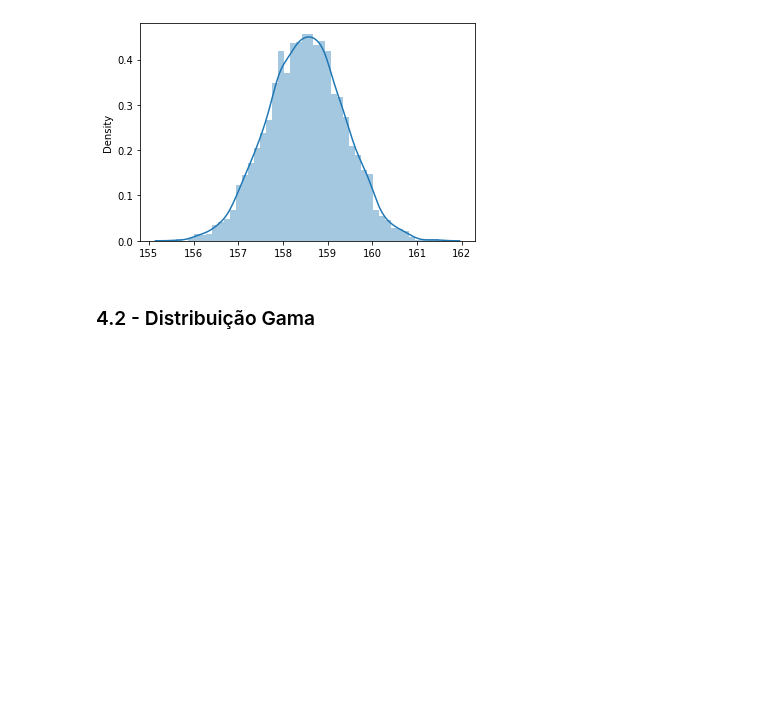
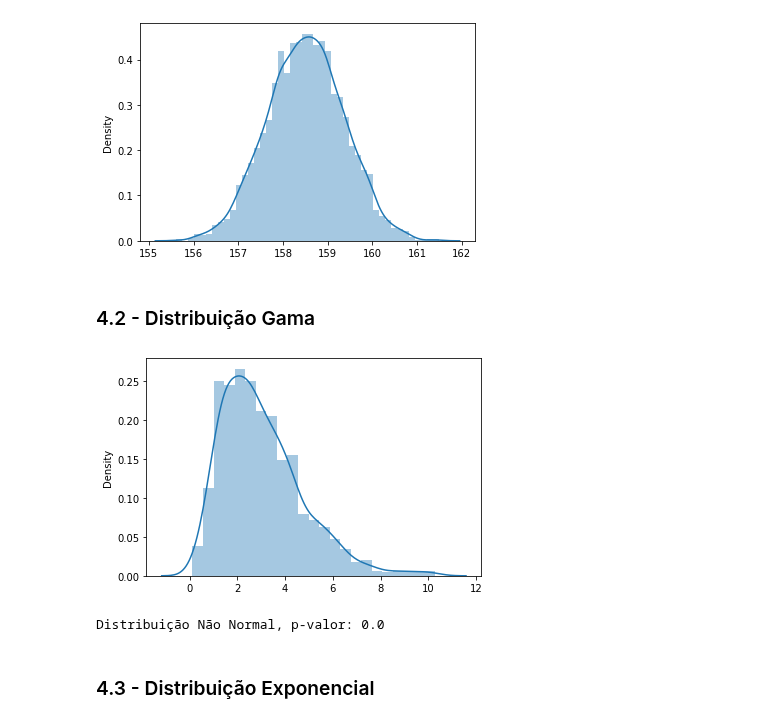
Before and after one commit to Gabrieleas10/Distribuicoes_Probabilidades, a Jupyter notebook: estatistica_completa.ipynb, the cells around one changed output. Saved outputs shown, nothing was run; the diff lists cells and outputs as text; code cells hidden in the pictures; blank space fills up the shorter version.

```diff
--- a/estatistica_completa.ipynb
+++ b/estatistica_completa.ipynb
@@ -641,0 +650,18 @@ sns.distplot(medias);
+# %%
+# gerando distribuição gamma
+dados_gama = gamma.rvs(a = 3, size = 1000)
+# %%
+sns.distplot(dados_gama);
+# %% [output]
+[figure, added]
+# %%
+# verificando se a distribuição é normal pelo teste de shapiro
+shapiro_test = stats.shapiro(dados_gama)
+if shapiro_test[1] >0.05:
+    print('Distribuição Normal, p-valor:', round(shapiro_test[1],2))
+else:
+    print('Distribuição Não Normal, p-valor:', round(shapiro_test[1],2))
+# %% [output]
+Distribuição Não Normal, p-valor: 0.0
+# %% [markdown]
+### 4.3 - Distribuição Exponencial
```
Also changed, not shown: parts of 8 cells of this notebook.
